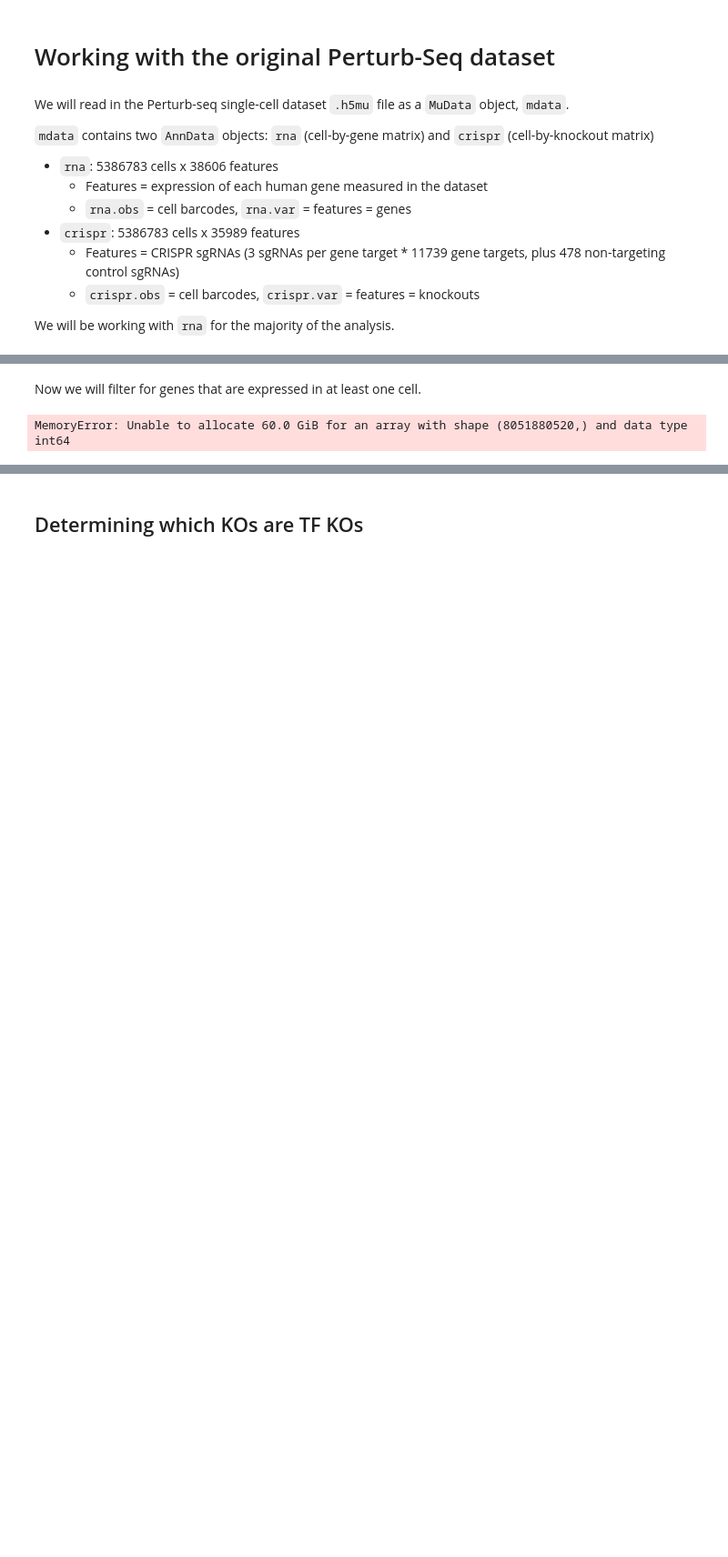
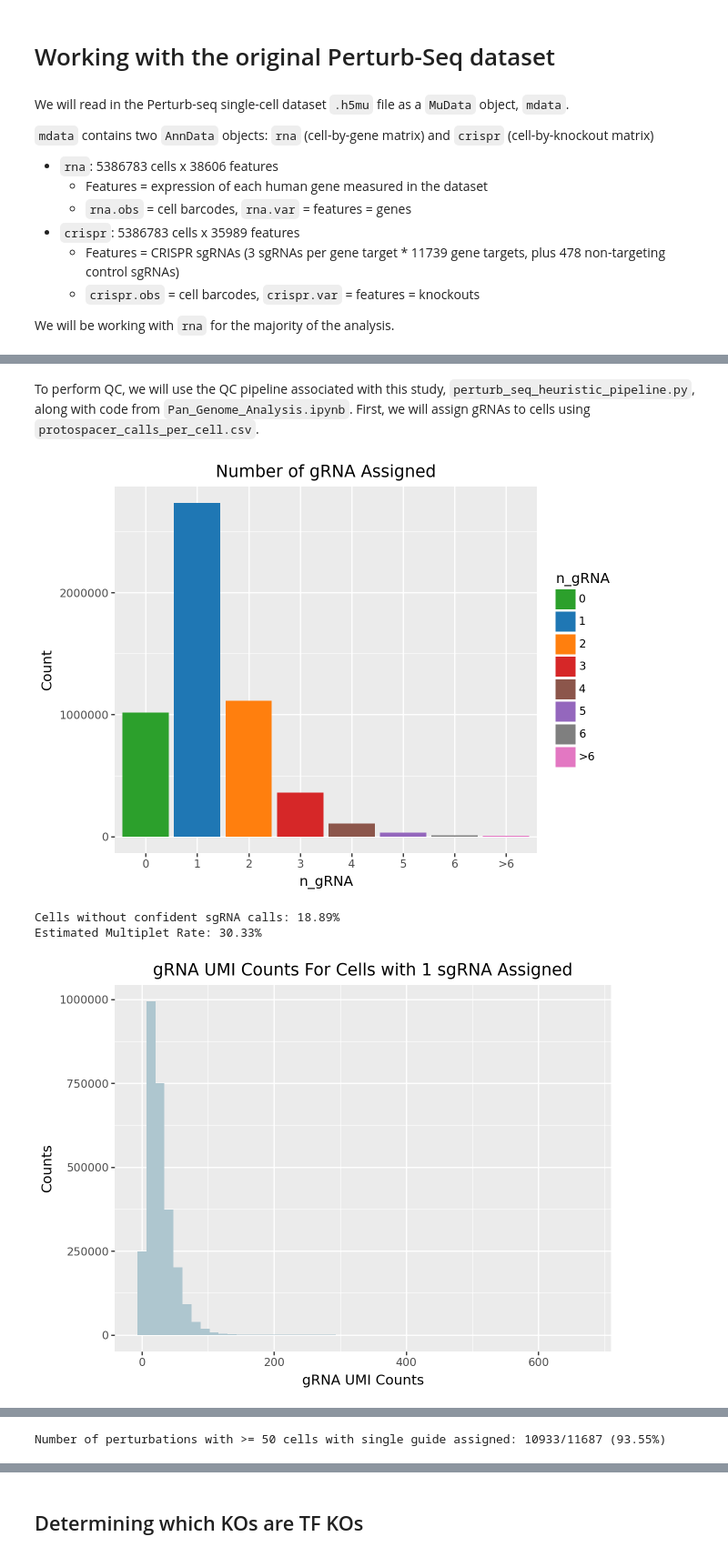
Before and after one commit to subramaniam-lab-ucsd/tf-project, a Jupyter notebook: tf_project.ipynb, the cells around one changed output, grey strips where cells are left out. Shown at 91% size. Saved outputs shown, nothing was run; the diff lists cells and outputs as text; code cells hidden in the pictures; blank space fills up the shorter version.

Commit message:
Tested out QC pipeline and wrote UMAP workflow for once QC is complete

```diff
--- a/tf_project.ipynb
+++ b/tf_project.ipynb
@@ -37,6 +43,6 @@ We will read in the Perturb-seq single-cell dataset `.h5mu` file as a `MuData` o
 
 We will be working with `rna` for the majority of the analysis.
 # %%
-mdata = md.read_h5mu("/home/data/Mali_project/KOLF_Pan_Genome_Aggregate.h5mu")
-rna = mdata["rna"]
+mdata = mu.read_h5mu("/home/data/Mali_project/KOLF_Pan_Genome_Aggregate.h5mu", backed=True)
+adata = mdata.mod["rna"]
 # %% [markdown]
@@ -51,6 +49,0 @@ rna.obs['sgRNA'] = rna.obs.index.map(lambda barcode: barcode_to_sgRNA.get(barcod
-# %% [markdown]
-Now we will filter for genes that are expressed in at least one cell.
-# %%
-expressed_genes = rna_single_guides.X.getnnz(axis=0) > 0  # Genes expressed in at least one cell
-# %% [output]
-MemoryError: Unable to allocate 60.0 GiB for an array with shape (8051880520,) and data type int64
@@ -58,0 +50,10 @@ rna_single_guides = rna[rna.obs['sgRNA'].notna(), :]  # Cells with sgRNAs
+# %% [markdown]
+To perform QC, we will use the QC pipeline associated with this study, `perturb_seq_heuristic_pipeline.py`, along with code from `Pan_Genome_Analysis.ipynb`. First, we will assign gRNAs to cells using `protospacer_calls_per_cell.csv`.
+# %%
+protospacer_calls_file_path = "/home/data/Mali_project/protospacer_calls_per_cell.csv"
+adata = qc.assign_protospacers(adata, protospacer_calls_file_path=protospacer_calls_file_path)
+# %% [output]
+[figure, added]
+Cells without confident sgRNA calls: 18.89%
+Estimated Multiplet Rate: 30.33%
+[figure, added]
@@ -58,0 +61 @@ rna_single_guides = rna[rna.obs['sgRNA'].notna(), :]  # Cells with sgRNAs
+Number of perturbations with >= 50 cells with single guide assigned: 10933/11687 (93.55%)
```
Also changed, not shown: parts of 19 cells of this notebook.
